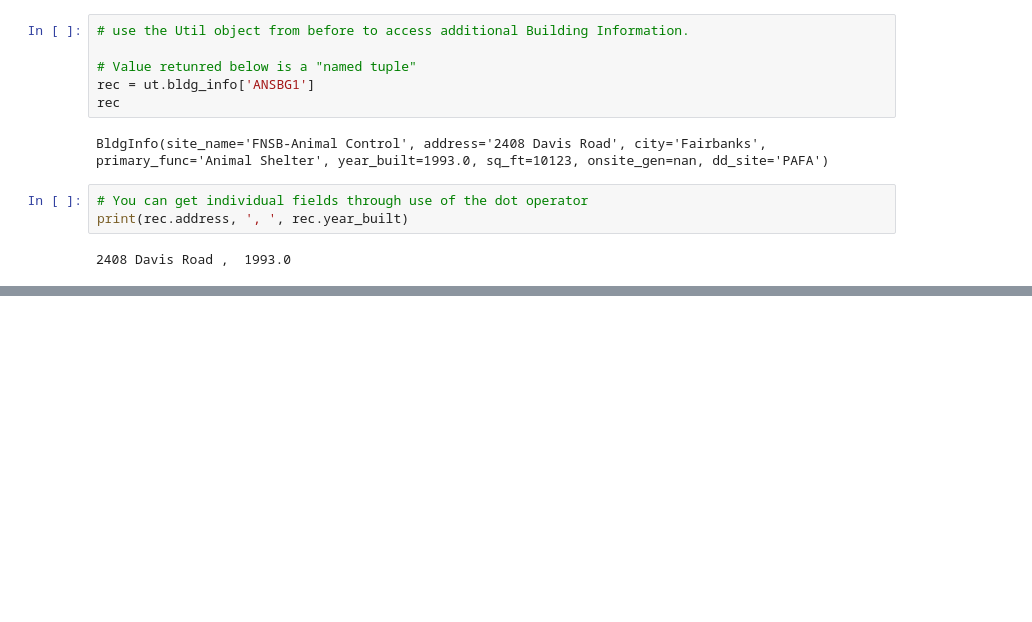
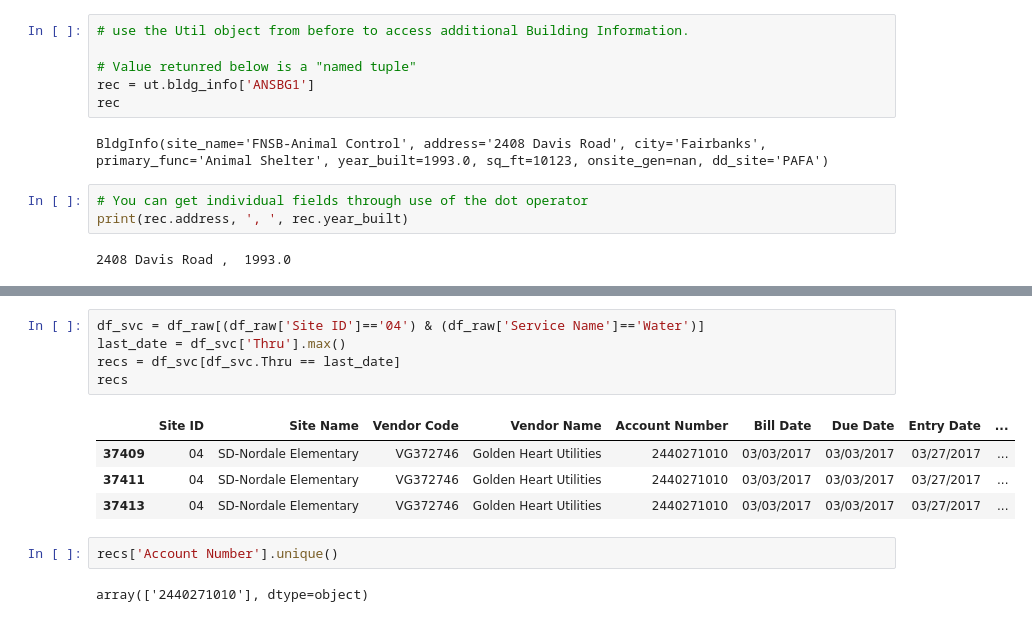
Before and after one commit to alanmitchell/fnsb-benchmark, a Jupyter notebook: testing/use_alan_data.ipynb, the cells around one changed output, grey strips where cells are left out. Cells and saved outputs as stored; diff of their text form; blank space fills up the shorter version.

```diff
--- a/testing/use_alan_data.ipynb
+++ b/testing/use_alan_data.ipynb
@@ -259,0 +270,14 @@ print(rec.address, ', ', rec.year_built)
+# %%
+df_svc = df_raw[(df_raw['Site ID']=='04') & (df_raw['Service Name']=='Water')]
+last_date = df_svc['Thru'].max()
+recs = df_svc[df_svc.Thru == last_date]
+recs
+# %% [output]
+|  | Site ID | Site Name | Vendor Code | Vendor Name | Account Number | Bill Date | Due Date | Entry Date | ... |
+| 37409 | 04 | SD-Nordale Elementary | VG372746 | Golden Heart Utilities | 2440271010 | 03/03/2017 | 03/03/2017 | 03/27/2017 | ... |
+| 37411 | 04 | SD-Nordale Elementary | VG372746 | Golden Heart Utilities | 2440271010 | 03/03/2017 | 03/03/2017 | 03/27/2017 | ... |
+| 37413 | 04 | SD-Nordale Elementary | VG372746 | Golden Heart Utilities | 2440271010 | 03/03/2017 | 03/03/2017 | 03/27/2017 | ... |
+# %%
+recs['Account Number'].unique()
+# %% [output]
+array(['2440271010'], dtype=object)
```
Also changed, not shown: parts of 1 cell of this notebook.
